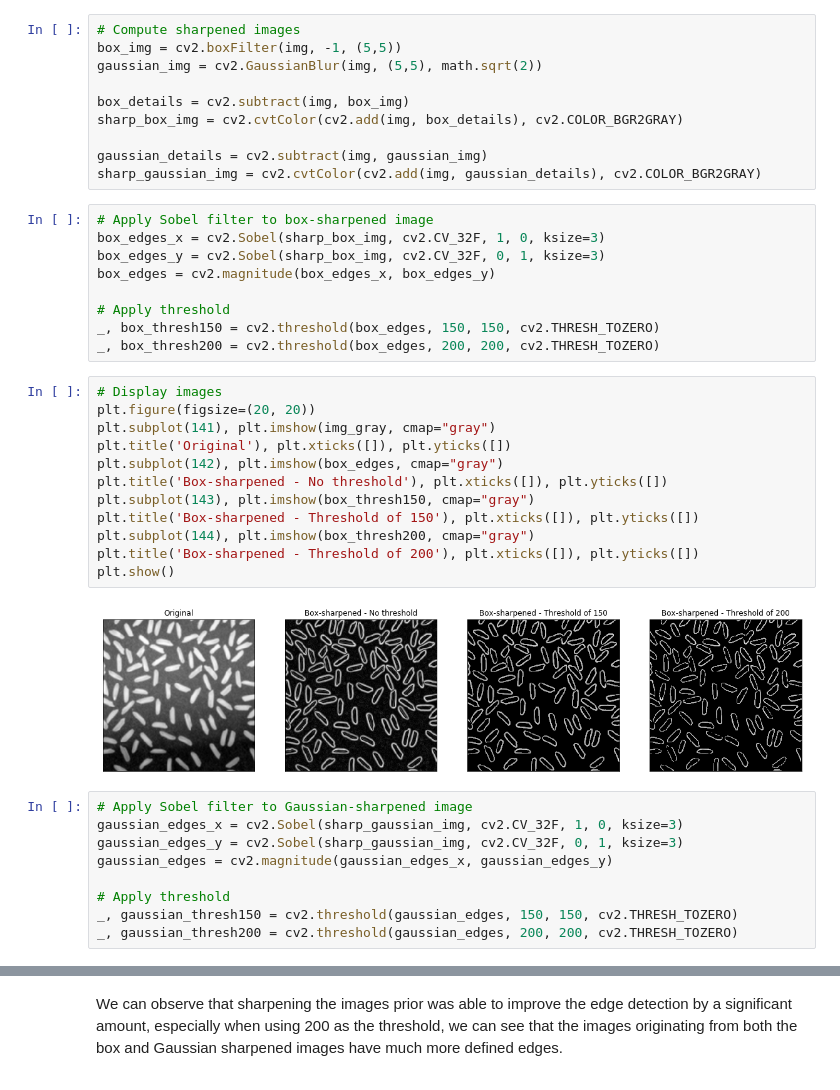
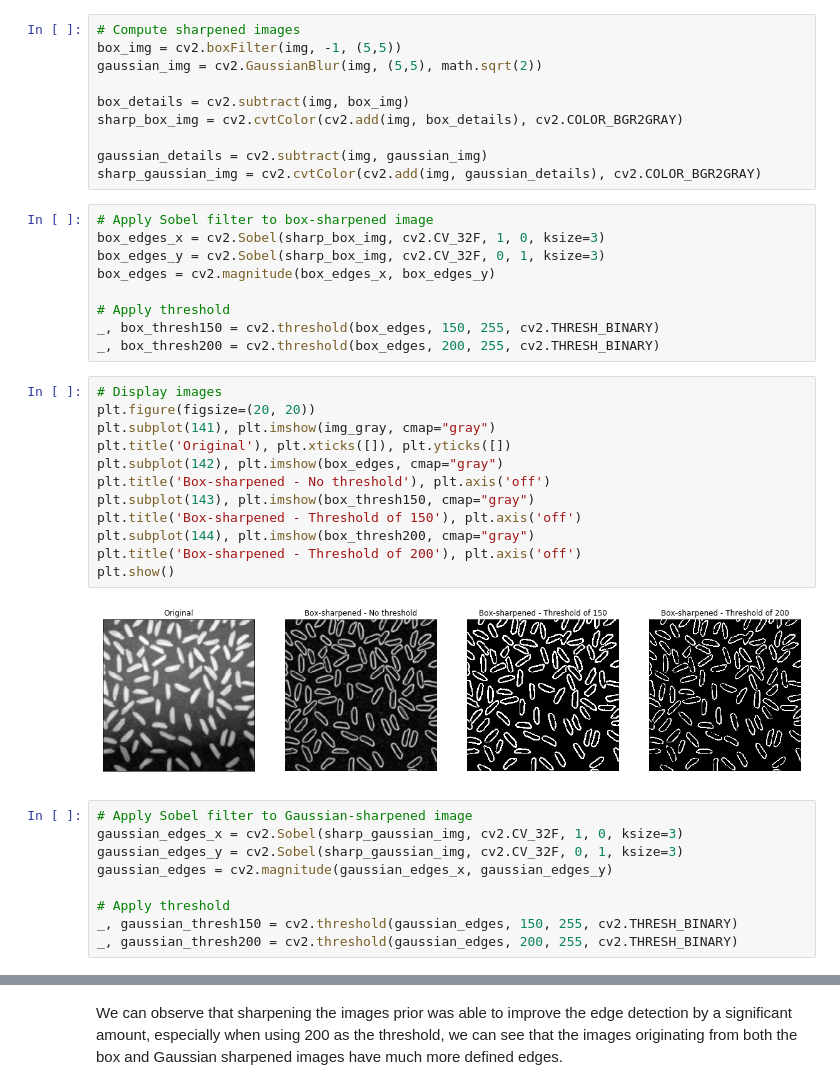
Before and after one commit to alexH2456/ECSE415, a Jupyter notebook: src/a1/sobel_edge.ipynb, the cells around one changed output, grey strips where cells are left out. Drawn from its saved outputs; the diff is of its cells as text.

```diff
--- a/src/a1/sobel_edge.ipynb
+++ b/src/a1/sobel_edge.ipynb
@@ -56,22 +56,22 @@ box_edges_y = cv2.Sobel(sharp_box_img, cv2.CV_32F, 0, 1, ksize=3)
 box_edges = cv2.magnitude(box_edges_x, box_edges_y)
 
 # Apply threshold
-_, box_thresh150 = cv2.threshold(box_edges, 150, 150, cv2.THRESH_TOZERO)
-_, box_thresh200 = cv2.threshold(box_edges, 200, 200, cv2.THRESH_TOZERO)
+_, box_thresh150 = cv2.threshold(box_edges, 150, 255, cv2.THRESH_BINARY)
+_, box_thresh200 = cv2.threshold(box_edges, 200, 255, cv2.THRESH_BINARY)
 # %%
 # Display images
 plt.figure(figsize=(20, 20))
 plt.subplot(141), plt.imshow(img_gray, cmap="gray")
 plt.title('Original'), plt.xticks([]), plt.yticks([])
 plt.subplot(142), plt.imshow(box_edges, cmap="gray")
-plt.title('Box-sharpened - No threshold'), plt.xticks([]), plt.yticks([])
+plt.title('Box-sharpened - No threshold'), plt.axis('off')
 plt.subplot(143), plt.imshow(box_thresh150, cmap="gray")
-plt.title('Box-sharpened - Threshold of 150'), plt.xticks([]), plt.yticks([])
+plt.title('Box-sharpened - Threshold of 150'), plt.axis('off')
 plt.subplot(144), plt.imshow(box_thresh200, cmap="gray")
-plt.title('Box-sharpened - Threshold of 200'), plt.xticks([]), plt.yticks([])
+plt.title('Box-sharpened - Threshold of 200'), plt.axis('off')
 plt.show()
 # %% [output]
-[figure, old version]
+[figure, new version]
 # %%
 # Apply Sobel filter to Gaussian-sharpened image
 gaussian_edges_x = cv2.Sobel(sharp_gaussian_img, cv2.CV_32F, 1, 0, ksize=3)
@@ -79,8 +79,8 @@ gaussian_edges_y = cv2.Sobel(sharp_gaussian_img, cv2.CV_32F, 0, 1, ksize=3)
 gaussian_edges = cv2.magnitude(gaussian_edges_x, gaussian_edges_y)
 
 # Apply threshold
-_, gaussian_thresh150 = cv2.threshold(gaussian_edges, 150, 150, cv2.THRESH_TOZERO)
-_, gaussian_thresh200 = cv2.threshold(gaussian_edges, 200, 200, cv2.THRESH_TOZERO)
+_, gaussian_thresh150 = cv2.threshold(gaussian_edges, 150, 255, cv2.THRESH_BINARY)
+_, gaussian_thresh200 = cv2.threshold(gaussian_edges, 200, 255, cv2.THRESH_BINARY)
 # %%
 # Display images
 plt.figure(figsize=(20, 20))
```
Also changed, not shown: parts of 6 cells of this notebook, 2 other files.
